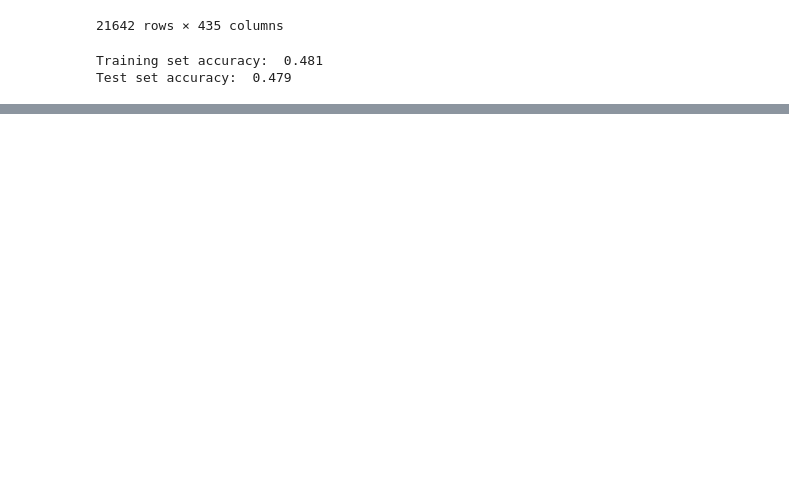
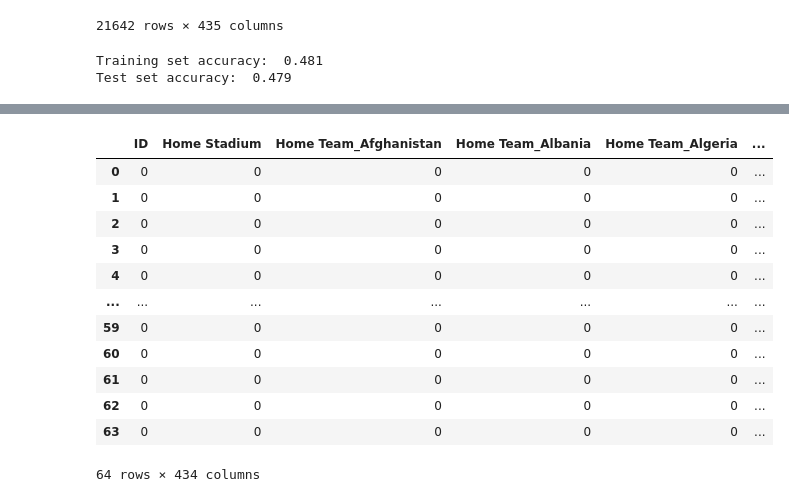
Before and after one commit to kimnamhyeon0112/2022-2_OSP_Final_Project, a Jupyter notebook: Qatar_WC_Prediction.ipynb, the cells around one changed output, grey strips where cells are left out. Drawn from its saved outputs; the diff is of its cells as text; code cells hidden in the pictures; blank space fills up the shorter version.

```diff
--- a/Qatar_WC_Prediction.ipynb
+++ b/Qatar_WC_Prediction.ipynb
@@ -1894,0 +1929,11 @@ Test set accuracy:  0.479
+# %%
+for index, row in df2.iterrows():
+    if row['First Position'] < row['Second Position']:
+        pred_set.append({'Home Team': row['Home Team'], 'Away Team': row['Away Team'], 'Winning Team': None})
+    else:
+        pred_set.append({'Home Team': row['Away Team'], 'Away Team': row['Home Team'], 'Winning Team': None})
+
+pred_set = pd.DataFrame(pred_set)
+backup_pred_set = pred_set
+
+pred_set.head()
@@ -1894,0 +1947,23 @@ Test set accuracy:  0.479
+# %%
+pred_set = pd.get_dummies(pred_set, prefix=['Home Team', 'Away Team'], columns=['Home Team', 'Away Team'])
+
+missing_cols = set(final.columns) - set(pred_set.columns)
+for c in missing_cols:
+    pred_set[c] = 0
+pred_set = pred_set[final.columns]
+pred_set = pred_set.drop(['Winning Team'], axis=1)
+pred_set.head(len(pred_set))
+# %% [output]
+|  | ID | Home Stadium | Home Team_Afghanistan | Home Team_Albania | Home Team_Algeria | ... |
+| 0 | 0 | 0 | 0 | 0 | 0 | ... |
+| 1 | 0 | 0 | 0 | 0 | 0 | ... |
+| 2 | 0 | 0 | 0 | 0 | 0 | ... |
+| 3 | 0 | 0 | 0 | 0 | 0 | ... |
+| 4 | 0 | 0 | 0 | 0 | 0 | ... |
+| ... | ... | ... | ... | ... | ... | ... |
+| 59 | 0 | 0 | 0 | 0 | 0 | ... |
+| 60 | 0 | 0 | 0 | 0 | 0 | ... |
+| 61 | 0 | 0 | 0 | 0 | 0 | ... |
+| 62 | 0 | 0 | 0 | 0 | 0 | ... |
+| 63 | 0 | 0 | 0 | 0 | 0 | ... |
+64 rows × 434 columns
```
Also changed, not shown: parts of 6 cells of this notebook, 1 other file.
